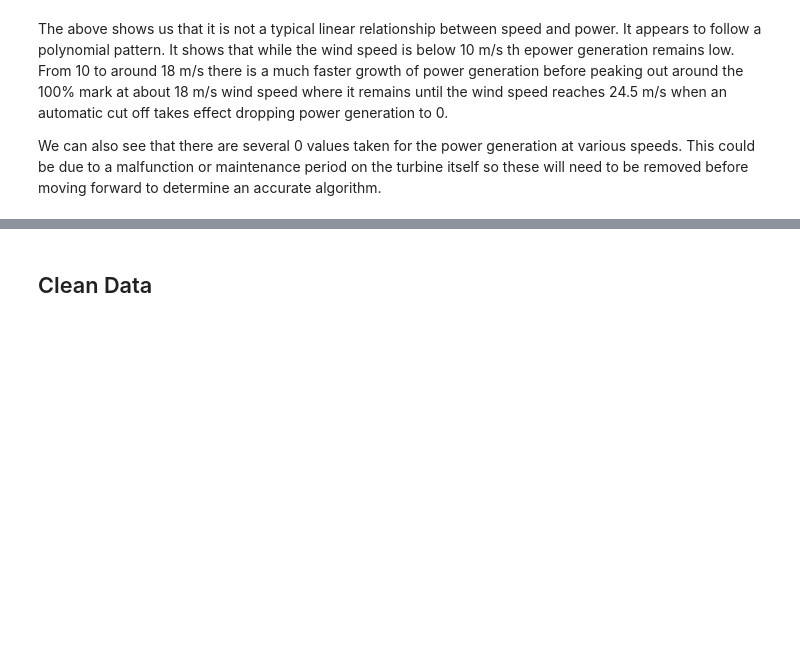
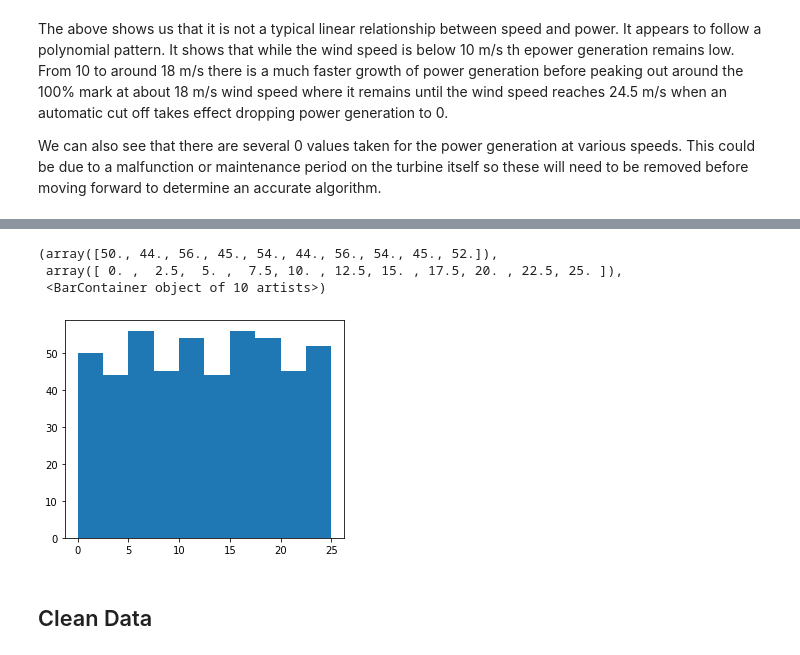
Before and after one commit to IanWafer/Machine-Learning-and-Statistics-Project, a Jupyter notebook: Machine Learning & Statistics Project.ipynb, the cells around one changed output, grey strips where cells are left out. Saved outputs shown, nothing was run; the diff lists cells and outputs as text; code cells hidden in the pictures; blank space fills up the shorter version.

```diff
--- a/Machine Learning & Statistics Project.ipynb
+++ b/Machine Learning & Statistics Project.ipynb
@@ -85,3 +90,10 @@ We can also see that there are several 0 values taken for the power generation a
+# %%
+plt.hist(df.speed)
+# %% [output]
+(array([50., 44., 56., 45., 54., 44., 56., 54., 45., 52.]),
+ array([ 0. ,  2.5,  5. ,  7.5, 10. , 12.5, 15. , 17.5, 20. , 22.5, 25. ]),
+ <BarContainer object of 10 artists>)
+[figure, added]
 # %% [markdown]
 ##  Clean Data
 # %%
```
Also changed, not shown: parts of 14 cells of this notebook, 4 other files.
